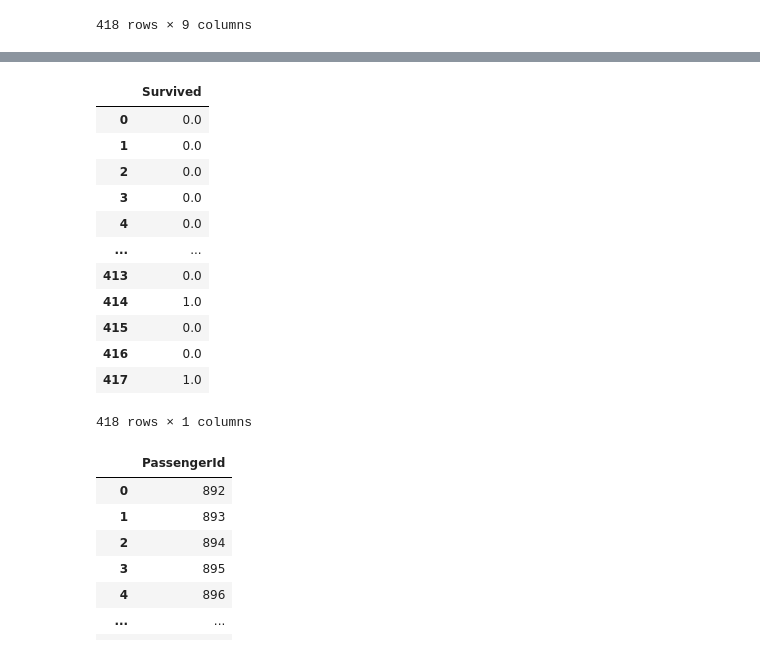
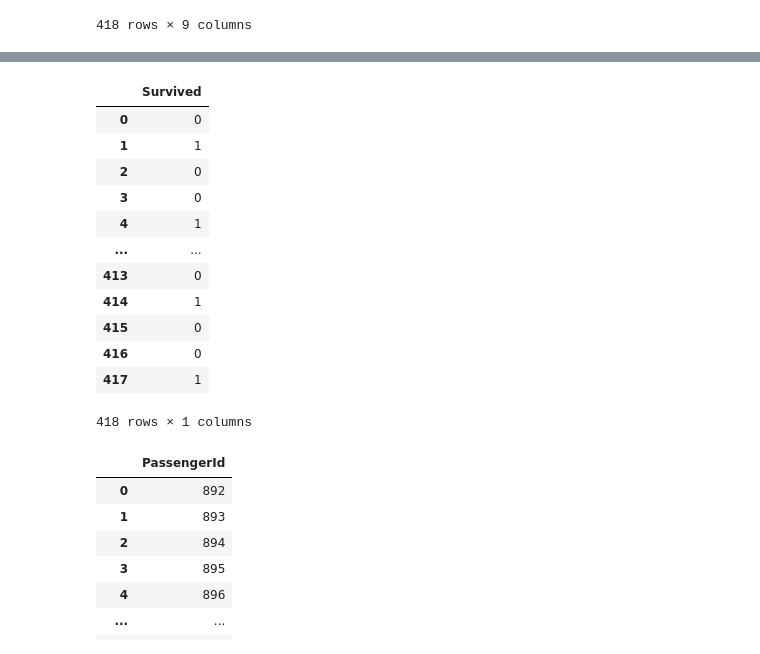
Before and after one commit to igyccmt/TitanicRepository, a Jupyter notebook: Titanic.ipynb, the cells around one changed output, grey strips where cells are left out. Cells and saved outputs as stored; diff of their text form; code cells hidden in the pictures.

```diff
--- a/Titanic.ipynb
+++ b/Titanic.ipynb
@@ -604,7 +664,11 @@ dtype: int64
+# %%
+testdf["AgeCategory"] = pd.cut(x= testdf["Age"], bins=bins, labels=labels, right=True, include_lowest=True)
+# %%
+testdf["FareCategory"] = pd.cut(x= testdf["Fare"], bins=bins2, labels=labels2, right=True, include_lowest=True)
 # %%
 testdf["Ticket"] = testdf.Ticket.apply(lambda x: x.split(" ")[0].strip() if len(x) > 6 else "1")
 # %%
-testdf = testdf.drop("Age", axis=1)
+testdf = testdf.drop(["Age", "Fare", "Cabin"], axis=1)
 # %%
 testdf
 # %% [output]
@@ -625,6 +689,8 @@ testdf
 for i in columns_to_label:
     label.fit(testdf[i])
     testdf[i] = label.transform(testdf[i])
+# %%
+testdf[ordinal_encode] = ordinal.transform(testdf[ordinal_encode])
 # %%
 encoded_data = onehot.transform(testdf[columns_to_encode])
 encoded_df = pd.DataFrame(encoded_data.toarray(), columns=onehot.get_feature_names_out(columns_to_encode))
@@ -658,21 +724,21 @@ array([ True,  True,  True,  True,  True,  True,  True,  True,  True,
 # %%
-y_pred_testdf = logclass.predict(testdf)
+y_pred_testdf = rand.predict(testdf)
 y_pred_testdf = pd.DataFrame(y_pred_testdf)
 y_pred_testdf.columns = ["Survived"]
 y_pred_testdf
 # %% [output]
 |  | Survived |
-| 0 | 0.0 |
-| 1 | 0.0 |
-| 2 | 0.0 |
-| 3 | 0.0 |
-| 4 | 0.0 |
+| 0 | 0 |
+| 1 | 1 |
+| 2 | 0 |
+| 3 | 0 |
+| 4 | 1 |
 | ... | ... |
-| 413 | 0.0 |
-| 414 | 1.0 |
-| 415 | 0.0 |
-| 416 | 0.0 |
-| 417 | 1.0 |
+| 413 | 0 |
+| 414 | 1 |
+| 415 | 0 |
+| 416 | 0 |
+| 417 | 1 |
 418 rows × 1 columns
 # %%
 submission = pd.read_csv(r"C:\Users\Aleyna\Desktop\KAGGLE\titanic\titanic\gender_submission.csv")
```
Also changed, not shown: parts of 47 cells of this notebook.
